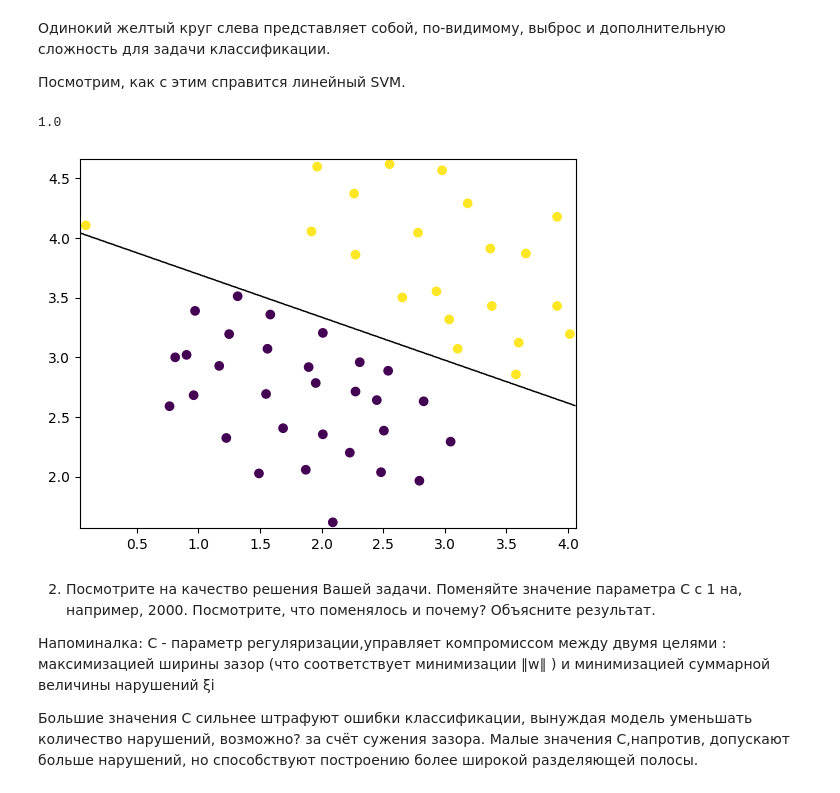
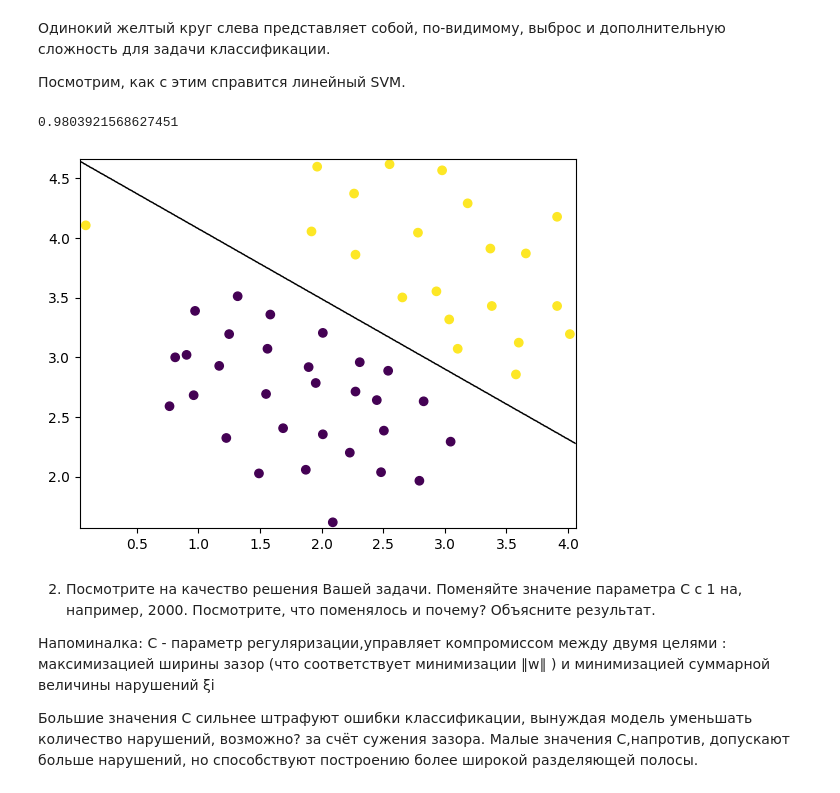
Before and after one commit to NikitaR041/Programming-at-SUSU, a Jupyter notebook: MachineLearning/Laboratories/lab3/main.ipynb, the cells around one changed output. Drawn from its saved outputs; the diff is of its cells as text; code cells hidden in the pictures.

```diff
--- a/MachineLearning/Laboratories/lab3/main.ipynb
+++ b/MachineLearning/Laboratories/lab3/main.ipynb
@@ -63,19 +63,19 @@ plt.show()
 
 Посмотрим, как с этим справится линейный SVM.
 # %%
-svcL = LinearSVC(C=2000)
+svcL = LinearSVC(C=1)
 svcL.fit(X,y)
 result = svcL.score(X,y)
 
 print(result)
 
 """
 Построим границу решений и посмотрим, как проходит эта прямая по отношению к данным.
 """
 plotDecisionBoundary(svcL,X, y)
 # %% [output]
-1.0
+0.9803921568627451
-[figure, old version]
+[figure, new version]
 # %% [markdown]
 2)  Посмотрите на качество решения Вашей задачи. Поменяйте значение параметра
 C с 1 на, например, 2000. Посмотрите, что поменялось и почему? Объясните
```
Also changed, not shown: parts of 36 cells of this notebook.
